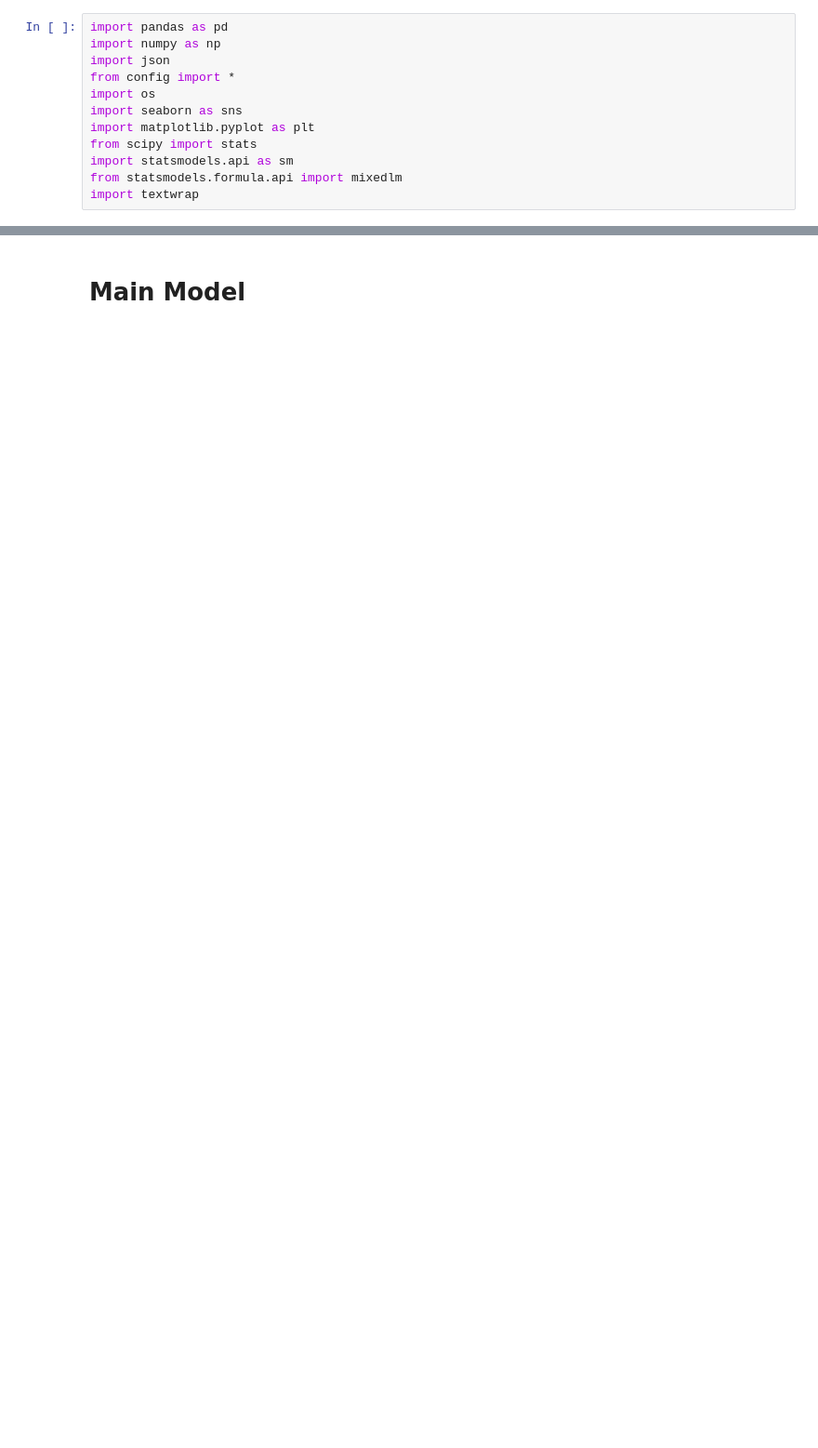
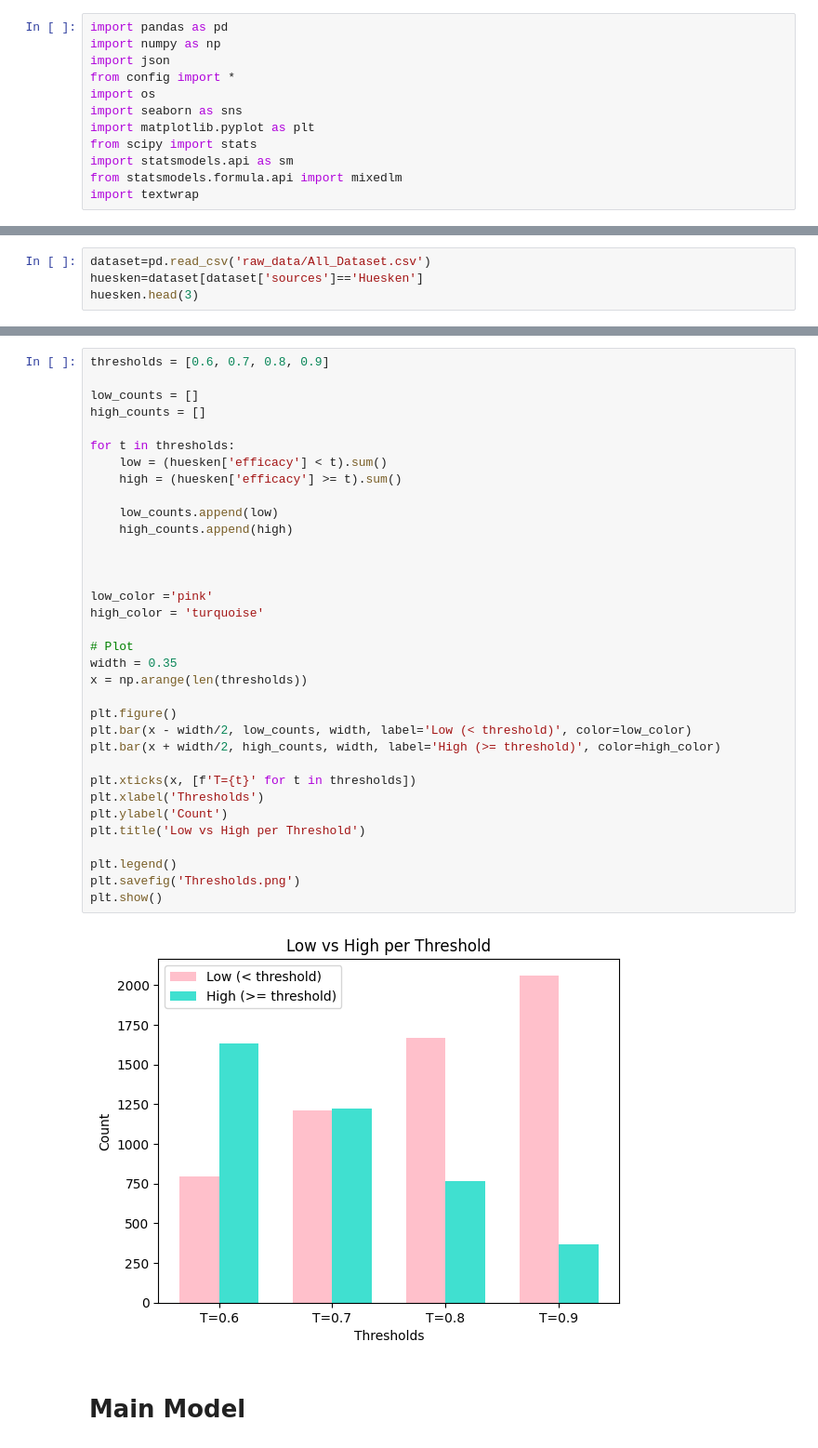
Before and after one commit to apkrfi/unMod-siRNA-Pred, a Jupyter notebook: Check_Performance.ipynb, the cells around one changed output, grey strips where cells are left out. Shown at 93% size. Cells and saved outputs as stored; diff of their text form; blank space fills up the shorter version.

```diff
--- a/Check_Performance.ipynb
+++ b/Check_Performance.ipynb
@@ -12,0 +15,4 @@ import textwrap
+# %%
+dataset=pd.read_csv('raw_data/All_Dataset.csv')
+huesken=dataset[dataset['sources']=='Huesken']
+huesken.head(3)
@@ -13,3 +24,39 @@ import textwrap
+# %%
+thresholds = [0.6, 0.7, 0.8, 0.9]
+
+low_counts = []
+high_counts = []
+
+for t in thresholds:
+    low = (huesken['efficacy'] < t).sum()
+    high = (huesken['efficacy'] >= t).sum()
+
+    low_counts.append(low)
+    high_counts.append(high)
+
+
+
+low_color ='pink'
+high_color = 'turquoise'
+
+# Plot
+width = 0.35
+x = np.arange(len(thresholds))
+
+plt.figure()
+plt.bar(x - width/2, low_counts, width, label='Low (< threshold)', color=low_color)
+plt.bar(x + width/2, high_counts, width, label='High (>= threshold)', color=high_color)
+
+plt.xticks(x, [f'T={t}' for t in thresholds])
+plt.xlabel('Thresholds')
+plt.ylabel('Count')
+plt.title('Low vs High per Threshold')
+
+plt.legend()
+plt.savefig('Thresholds.png')
+plt.show()
+# %% [output]
+[figure, added]
 # %% [markdown]
 # Main Model
 # %%
```
Also changed, not shown: parts of 9 cells of this notebook, 8 other files.
